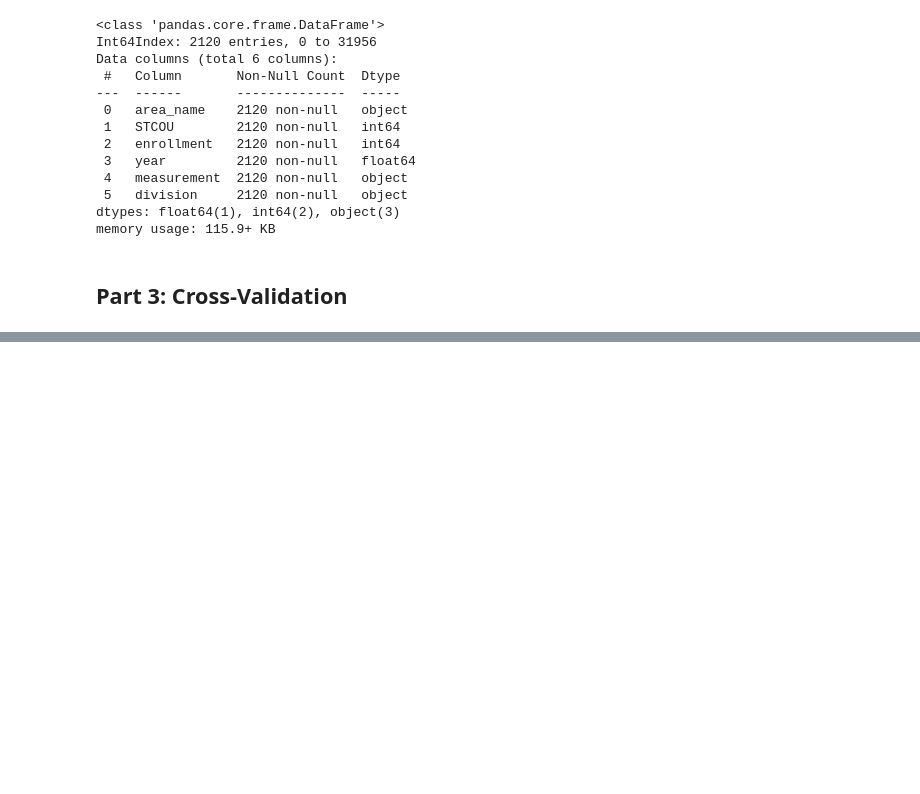
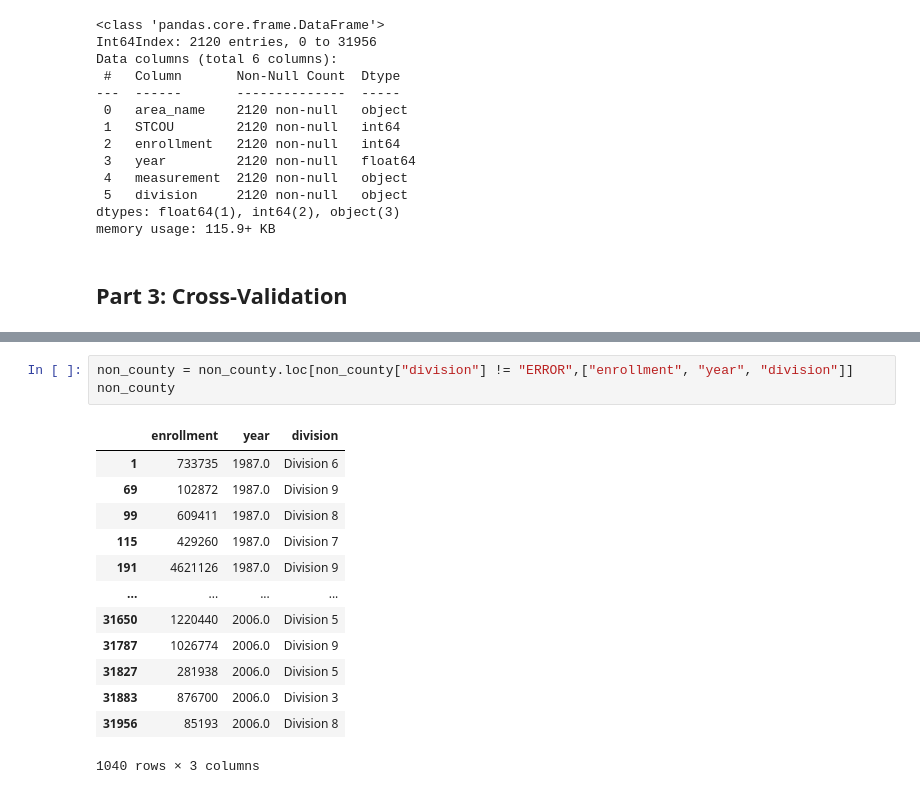
Before and after one commit to kamckeev/BigData1, a Jupyter notebook: Project1_Official.ipynb, the cells around one changed output, grey strips where cells are left out. Saved outputs shown, nothing was run; the diff lists cells and outputs as text; blank space fills up the shorter version.

```diff
--- a/Project1_Official.ipynb
+++ b/Project1_Official.ipynb
@@ -441,0 +453,17 @@ memory usage: 115.9+ KB
+# %%
+non_county = non_county.loc[non_county["division"] != "ERROR",["enrollment", "year", "division"]]
+non_county
+# %% [output]
+|  | enrollment | year | division |
+| 1 | 733735 | 1987.0 | Division 6 |
+| 69 | 102872 | 1987.0 | Division 9 |
+| 99 | 609411 | 1987.0 | Division 8 |
+| 115 | 429260 | 1987.0 | Division 7 |
+| 191 | 4621126 | 1987.0 | Division 9 |
+| ... | ... | ... | ... |
+| 31650 | 1220440 | 2006.0 | Division 5 |
+| 31787 | 1026774 | 2006.0 | Division 9 |
+| 31827 | 281938 | 2006.0 | Division 5 |
+| 31883 | 876700 | 2006.0 | Division 3 |
+| 31956 | 85193 | 2006.0 | Division 8 |
+1040 rows × 3 columns
```
Also changed, not shown: parts of 17 cells of this notebook.
